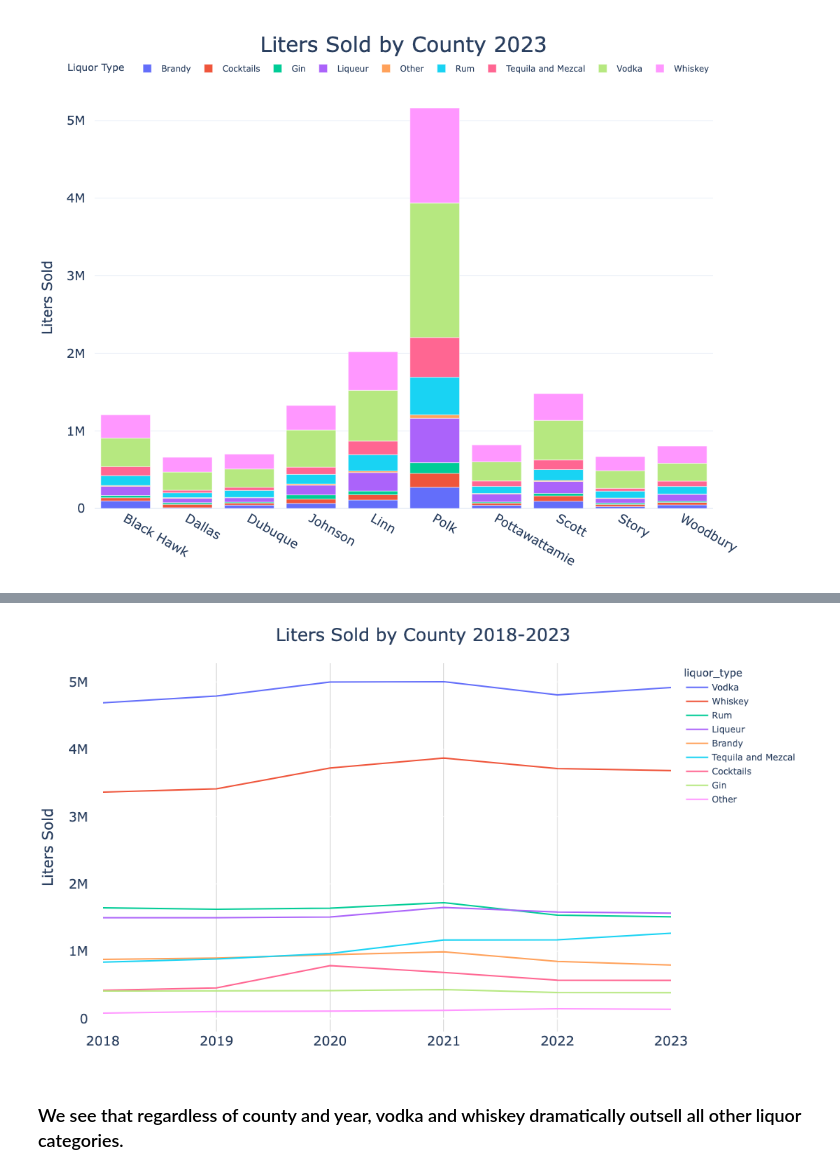
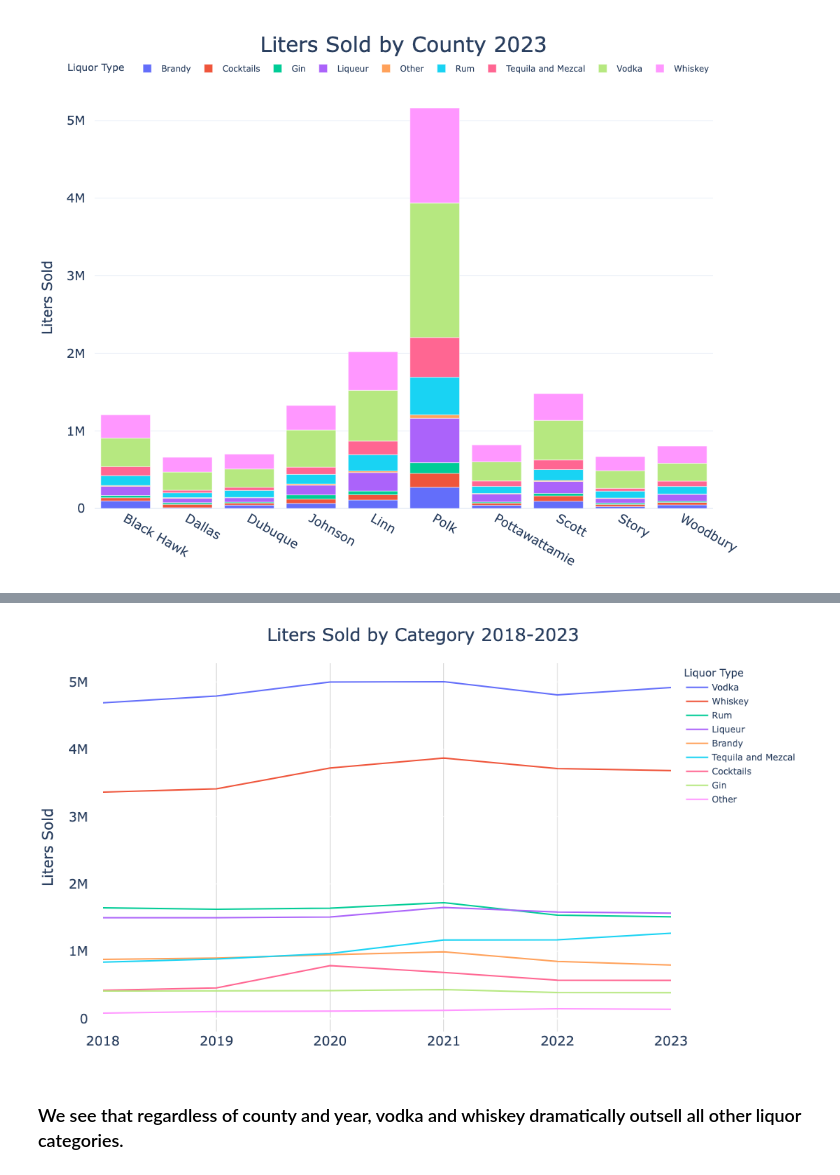
Before and after one commit to amoutafian/iowa_liquor_project, a Jupyter notebook: iowa_liquor_continued_exploratory_analysis.ipynb, the cells around one changed output, grey strips where cells are left out. Drawn from its saved outputs; the diff is of its cells as text; code cells hidden in the pictures.

```diff
--- a/iowa_liquor_continued_exploratory_analysis.ipynb
+++ b/iowa_liquor_continued_exploratory_analysis.ipynb
@@ -606,7 +606,7 @@ fig.show()
 # %% [output]
 [figure]
 # %%
-cat_month_year_sql_statement = """
+cat_year_sql_statement = """
 with source_table AS(
     SELECT
       EXTRACT(YEAR FROM date) AS year,
@@ -648,4 +648,4 @@ year, liquor_type
 ORDER BY liters_sold_per_cat
 """ .strip()
 # %%
-cat_month_year_df = pd.read_sql_query(cat_month_year_sql_statement, engine)
+cat_year_df = pd.read_sql_query(cat_year_sql_statement, engine)
@@ -659,50 +652,53 @@ cat_month_year_df = pd.read_sql_query(cat_month_year_sql_statement, engine)
 # %%
-cat_month_year_df = cat_month_year_df.sort_values(by=['year', 'liters_sold_per_cat'], ascending=[True, False])
+cat_year_df = cat_year_df.sort_values(by=['year', 'liters_sold_per_cat'], ascending=[True, False])
 # %%
 #liters_county_month_df.sort_values(by=['month_year'], inplace=True)
 fig = px.line(
-    cat_month_year_df,
+    cat_year_df,
     x='year',
     y='liters_sold_per_cat',
     orientation='h',  # Horizontal bar chart
     color='liquor_type',  # Assign colors based on field
-    labels={'liters_sold_per_cat': 'Liters Sold ', 'year': 'Year ', },  # Custom labels
+    labels={'liters_sold_per_cat': 'Liters Sold ', 'year': 'Year ', 'liquor_type': 'Liquor Type ' },  # Custom labels
     height=600  # Adjust height to accommodate all counties
 )
 
 # Update layout
 fig.update_layout(
     xaxis=dict(
         title=None,
         tickfont=dict(size=18),
         title_font = dict(size = 20),
         showgrid = True,
         gridcolor = 'LightGrey'
 
     ),
     yaxis=dict(
         title= 'Liters Sold',
         title_font = dict(size = 20),
         tickfont=dict(size=18),
         ticksuffix = '   ', #used to create pad between ytick labels and chart
         tickformat=".0s" # No decimal places, use SI notation
     ),
 
     title=dict(
-        text = "Liters Sold by County 2018-2023",
+        text = "Liters Sold by Category 2018-2023",
         font = dict(size = 30),
         x = .5,
-        xanchor = 'center'
+        xanchor = 'center',
+        font_size = 24
      ),
 
-    showlegend=True,
+    legend = dict(
+        title = 'Liquor Type'),
+
     plot_bgcolor='rgba(0,0,0,0)',  # Transparent background for the plot area
     margin=dict(l=40, r=40, t=60, b=40),  # Left, Right, Top, Bottom margins
-    title_font_size = 24
+
 )
 
 fig.show()
 # %% [output]
-[figure, old version]
+[figure, new version]
 # %% [markdown]
 ### We see that regardless of county and year, vodka and whiskey dramatically outsell all other liquor categories.
```
Also changed, not shown: parts of 1 cell of this notebook, 1 other file.
